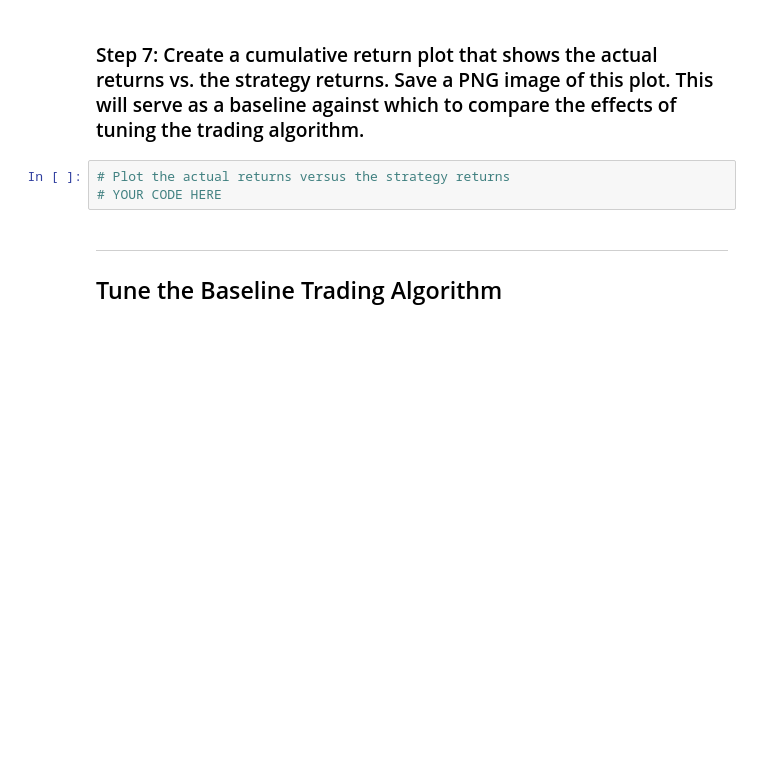
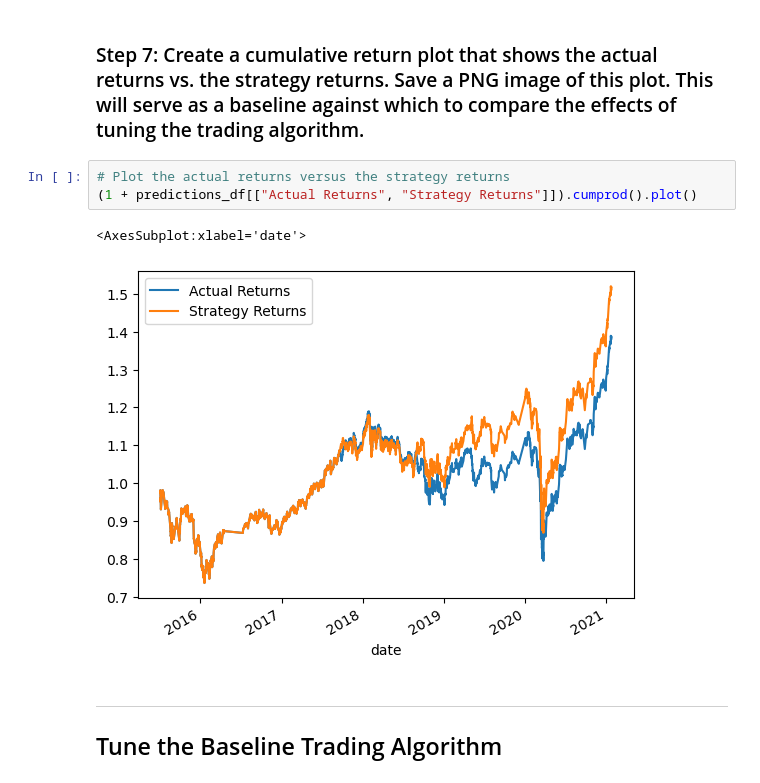
Before and after one commit to gadam/module_14_challenge, a Jupyter notebook: machine_learning_trading_bot.ipynb, the cells around one changed output. Cells and saved outputs as stored; diff of their text form; blank space fills up the shorter version.

Commit message:
Completed cummulative return plot for first iteration

```diff
--- a/machine_learning_trading_bot.ipynb
+++ b/machine_learning_trading_bot.ipynb
@@ -381,7 +391,10 @@ ValueError: Length of values (128) does not match length of index (4092)
 ### Step 7: Create a cumulative return plot that shows the actual returns vs. the strategy returns. Save a PNG image of this plot. This will serve as a baseline against which to compare the effects of tuning the trading algorithm.
 # %%
 # Plot the actual returns versus the strategy returns
-# YOUR CODE HERE
+(1 + predictions_df[["Actual Returns", "Strategy Returns"]]).cumprod().plot()
+# %% [output]
+<AxesSubplot:xlabel='date'>
+[figure, added]
 # %% [markdown]
 ---
 
```
Also changed, not shown: parts of 3 cells of this notebook.
